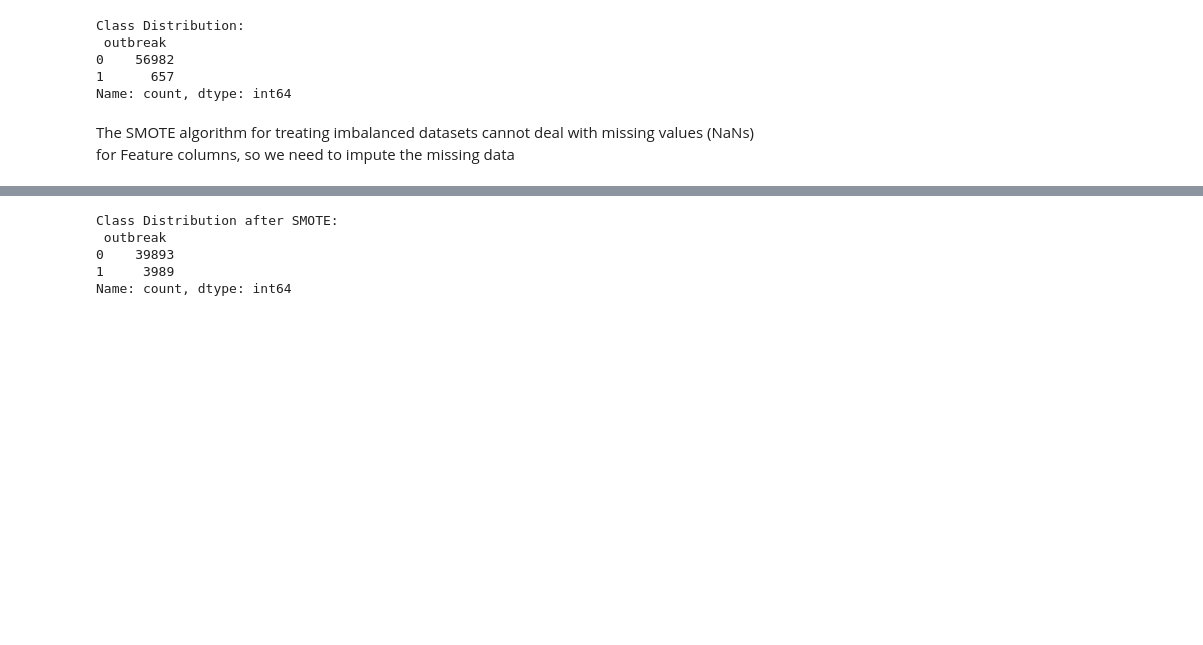
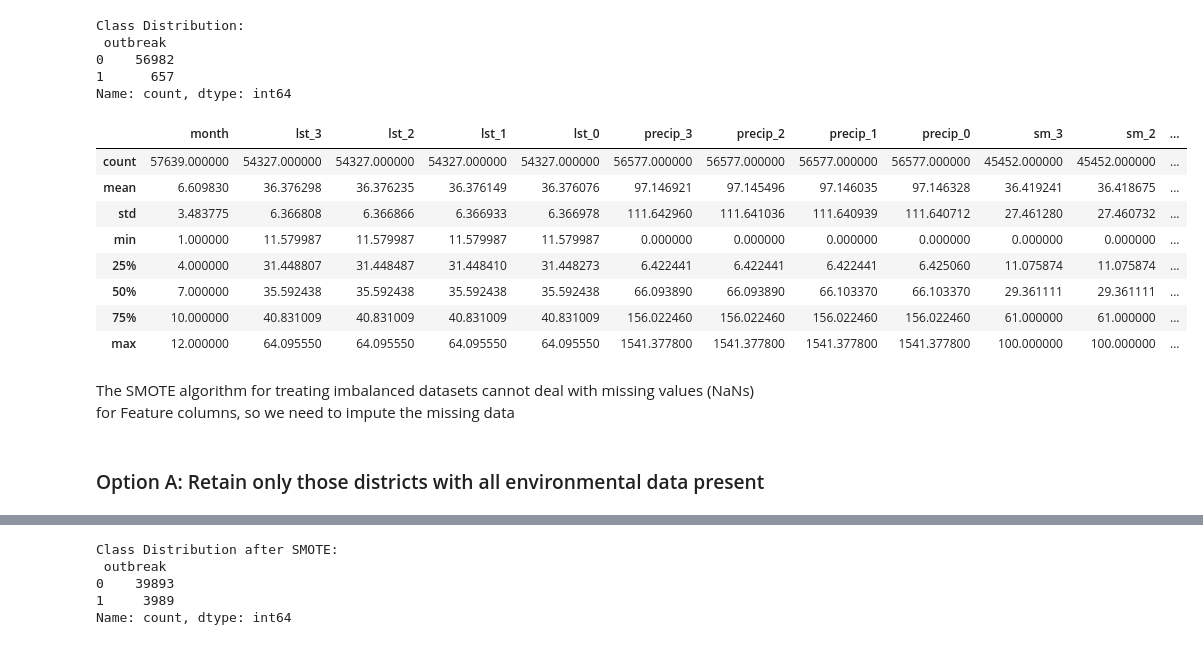
Before and after one commit to developmentseed/geospatial-ds-cholera-lab, a Jupyter notebook: exploration/imbalanced-sampling.ipynb, the cells around one changed output, grey strips where cells are left out. Drawn from its saved outputs; the diff is of its cells as text; code cells hidden in the pictures; blank space fills up the shorter version.

```diff
--- a/exploration/imbalanced-sampling.ipynb
+++ b/exploration/imbalanced-sampling.ipynb
@@ -34,7 +34,24 @@ Class Distribution:
 Name: count, dtype: int64
 # %%
 # rename target columns to focus on oversample of minority class
-X = full_df.drop(columns=["outbreak", "location_period_id", "year"])
-y = full_df["outbreak"]
+X = full_df.drop(
+    columns=["outbreak", "location_period_id", "year"]
+)  # all other columns are our feature (predicting) variables
+
+y = full_df["outbreak"]  # our predicted variable
+# %%
+X.describe()
+# %% [output]
+|  | month | lst_3 | lst_2 | lst_1 | lst_0 | precip_3 | precip_2 | precip_1 | precip_0 | sm_3 | sm_2 | ... |
+| count | 57639.000000 | 54327.000000 | 54327.000000 | 54327.000000 | 54327.000000 | 56577.000000 | 56577.000000 | 56577.000000 | 56577.000000 | 45452.000000 | 45452.000000 | ... |
+| mean | 6.609830 | 36.376298 | 36.376235 | 36.376149 | 36.376076 | 97.146921 | 97.145496 | 97.146035 | 97.146328 | 36.419241 | 36.418675 | ... |
+| std | 3.483775 | 6.366808 | 6.366866 | 6.366933 | 6.366978 | 111.642960 | 111.641036 | 111.640939 | 111.640712 | 27.461280 | 27.460732 | ... |
+| min | 1.000000 | 11.579987 | 11.579987 | 11.579987 | 11.579987 | 0.000000 | 0.000000 | 0.000000 | 0.000000 | 0.000000 | 0.000000 | ... |
+| 25% | 4.000000 | 31.448807 | 31.448487 | 31.448410 | 31.448273 | 6.422441 | 6.422441 | 6.422441 | 6.425060 | 11.075874 | 11.075874 | ... |
+| 50% | 7.000000 | 35.592438 | 35.592438 | 35.592438 | 35.592438 | 66.093890 | 66.093890 | 66.103370 | 66.103370 | 29.361111 | 29.361111 | ... |
+| 75% | 10.000000 | 40.831009 | 40.831009 | 40.831009 | 40.831009 | 156.022460 | 156.022460 | 156.022460 | 156.022460 | 61.000000 | 61.000000 | ... |
+| max | 12.000000 | 64.095550 | 64.095550 | 64.095550 | 64.095550 | 1541.377800 | 1541.377800 | 1541.377800 | 1541.377800 | 100.000000 | 100.000000 | ... |
 # %% [markdown]
 The SMOTE algorithm for treating imbalanced datasets cannot deal with missing values (NaNs) for Feature columns, so we need to impute the missing data
+# %% [markdown]
+### Option A: Retain only those districts with all environmental data present
```
Also changed, not shown: parts of 29 cells of this notebook, 1 other file.
